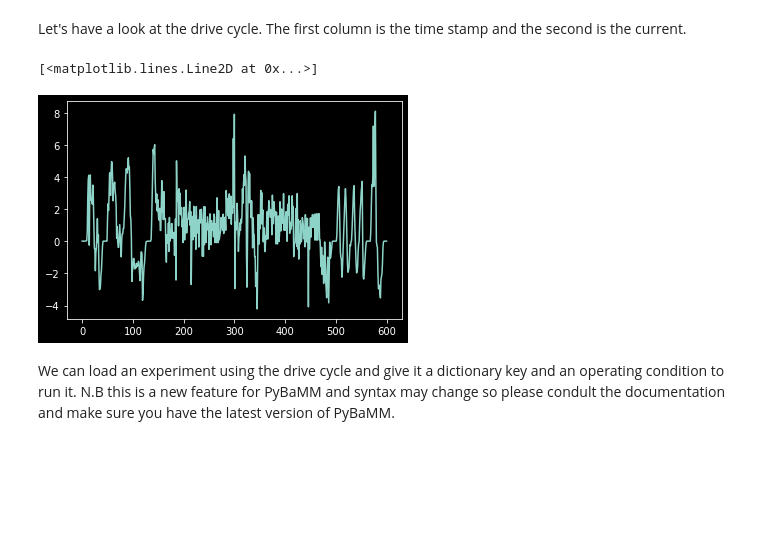
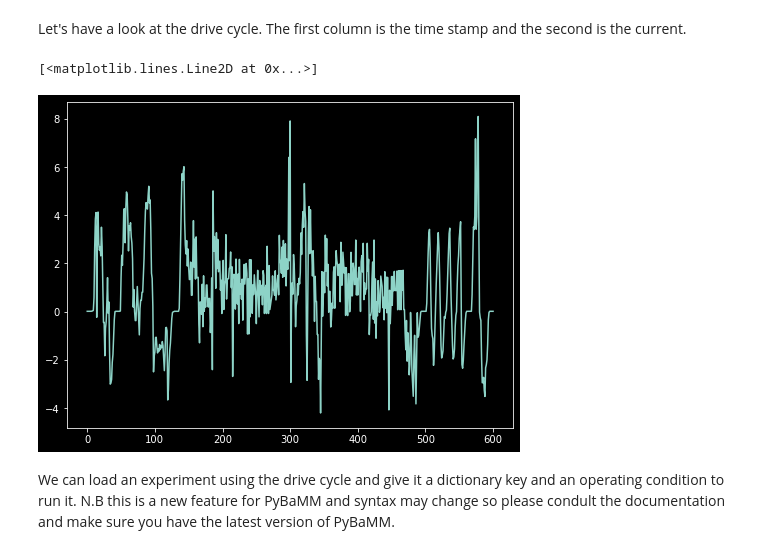
Before and after one commit to pybamm-team/liionpack, a Jupyter notebook: docs/examples/05 Drive cycles.ipynb, the cells around one changed output. Saved outputs shown, nothing was run; the diff lists cells and outputs as text; code cells hidden in the pictures; blank space fills up the shorter version.

```diff
--- a/docs/examples/05 Drive cycles.ipynb
+++ b/docs/examples/05 Drive cycles.ipynb
@@ -20,11 +20,11 @@ drive_cycle = pd.read_csv(
 # %% [markdown]
 Let's have a look at the drive cycle. The first column is the time stamp and the second is the current.
 # %%
-plt.figure()
+plt.figure(figsize=(8, 6))
 plt.plot(drive_cycle[:, 0], drive_cycle[:, 1])
 # %% [output]
 [<matplotlib.lines.Line2D at 0x...>]
-[figure, old version]
+[figure, new version]
 # %% [markdown]
 We can load an experiment using the drive cycle and give it a dictionary key and an operating condition to run it. N.B this is a new feature for PyBaMM and syntax may change so please condult the documentation and make sure you have the latest version of PyBaMM.
 # %%
```
Also changed, not shown: parts of 4 cells of this notebook, 7 other files.
